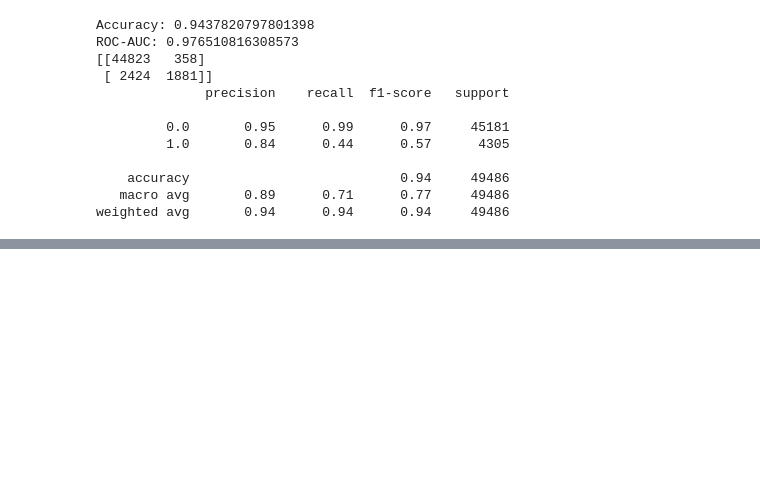
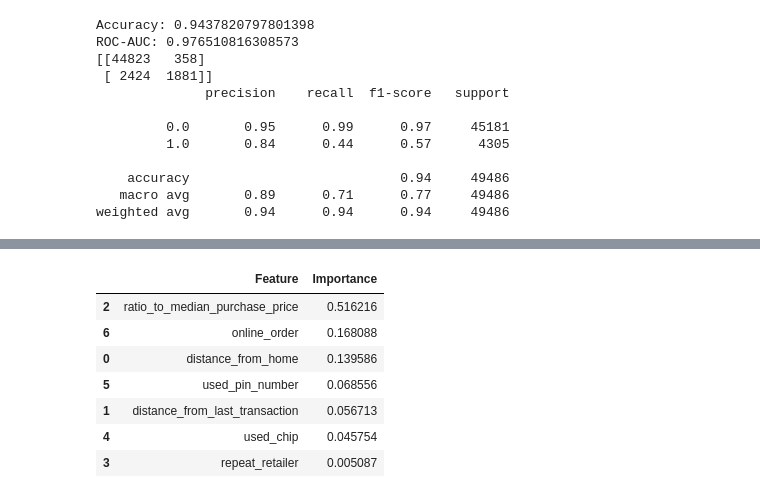
Before and after one commit to madhuh1210/sf-intern, a Jupyter notebook: madhuintern.ipynb, the cells around one changed output, grey strips where cells are left out. Drawn from its saved outputs; the diff is of its cells as text; code cells hidden in the pictures; blank space fills up the shorter version.

```diff
--- a/madhuintern.ipynb
+++ b/madhuintern.ipynb
@@ -836,0 +861,5 @@ weighted avg       0.94      0.94      0.94     49486
+# %%
+df = df.dropna()
+
+X = df.drop('fraud', axis=1)
+y = df['fraud']
@@ -836,0 +965,12 @@ weighted avg       0.94      0.94      0.94     49486
+# %%
+X = df.drop('fraud', axis=1)
+y = df['fraud']
+# %%
+from sklearn.model_selection import train_test_split
+
+X_train, X_test, y_train, y_test = train_test_split(
+    X, y,
+    test_size=0.3,
+    random_state=42,
+    stratify=y
+)
@@ -836,0 +1020,18 @@ weighted avg       0.94      0.94      0.94     49486
+# %%
+import pandas as pd
+
+rf_importance = pd.DataFrame({
+    'Feature': X.columns,
+    'Importance': rf.feature_importances_
+}).sort_values(by='Importance', ascending=False)
+
+rf_importance
+# %% [output]
+|  | Feature | Importance |
+| 2 | ratio_to_median_purchase_price | 0.516216 |
+| 6 | online_order | 0.168088 |
+| 0 | distance_from_home | 0.139586 |
+| 5 | used_pin_number | 0.068556 |
+| 1 | distance_from_last_transaction | 0.056713 |
+| 4 | used_chip | 0.045754 |
+| 3 | repeat_retailer | 0.005087 |
```
Also changed, not shown: parts of 37 cells of this notebook.
